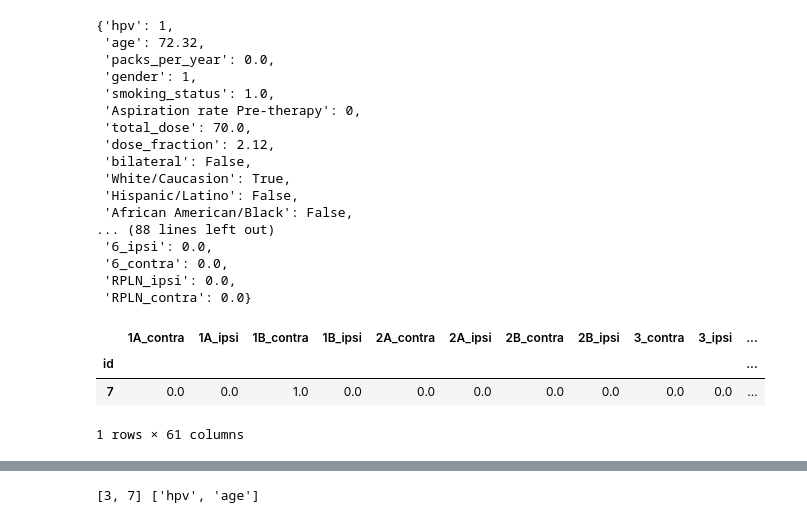
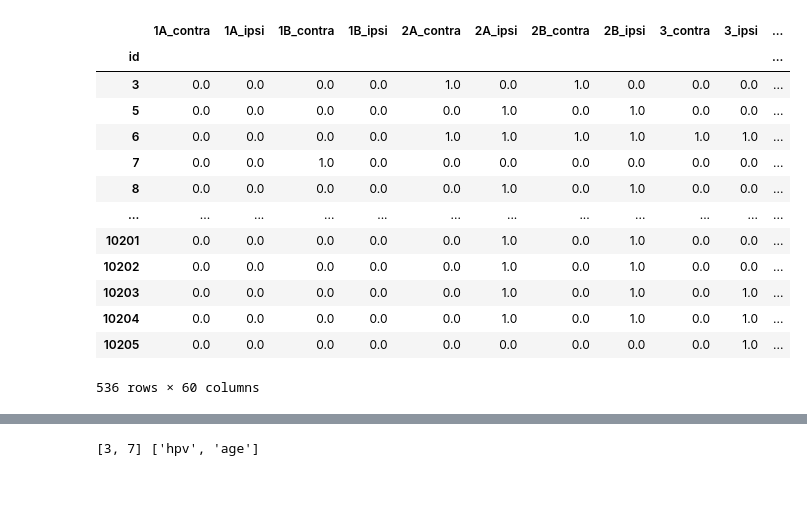
Before and after one commit to uic-evl/DigitalTwinVis, a Jupyter notebook: python/BackendTesting.ipynb, the cells around one changed output, grey strips where cells are left out. Saved outputs shown, nothing was run; the diff lists cells and outputs as text; code cells hidden in the pictures; blank space fills up the shorter version.

```diff
--- a/python/BackendTesting.ipynb
+++ b/python/BackendTesting.ipynb
@@ -75,25 +66,3 @@ data.processed_df
-# %%
-test_patient_id = 7
-test_patient = data.processed_df.loc[test_patient_id].to_dict()
-test_patient
-# %% [output]
-{'hpv': 1,
- 'age': 72.32,
- 'packs_per_year': 0.0,
- 'gender': 1,
- 'smoking_status': 1.0,
- 'Aspiration rate Pre-therapy': 0,
- 'total_dose': 70.0,
- 'dose_fraction': 2.12,
- 'bilateral': False,
- 'White/Caucasion': True,
- 'Hispanic/Latino': False,
- 'African American/Black': False,
-... (88 lines left out)
- '6_ipsi': 0.0,
- '6_contra': 0.0,
- 'RPLN_ipsi': 0.0,
- 'RPLN_contra': 0.0}
 # %%
 def df_to_torch(df,ttype  = torch.FloatTensor):
     values = df.values.astype(float)
@@ -104,36 +73,47 @@ def get_decision_input(dataset,state=0,ids=None):
     baseline = dataset.get_state('baseline')
     dlt1 = dataset.get_state('dlt1')
     dlt2 = dataset.get_state('dlt2')
     pd1 = dataset.get_state('pd_states1')
     pd2 = dataset.get_state('pd_states2')
     nd1 = dataset.get_state('nd_states1')
     nd2 = dataset.get_state('nd_states2')
     modifications = dataset.get_state('modifications')
     ccs = dataset.get_state('ccs')
     if state < 2:
         pd = pd1.copy()
         nd = nd1.copy()
         dlt2.values[:,:] = np.zeros(dlt2.shape)
         ccs.values[:,:] = np.zeros(ccs.shape)
         if state < 1:
             dlt1.values[:,:] = np.zeros(dlt1.shape)
             modifications.values[:,:] = np.zeros(modifications.shape)
             pd.values[:,:] = np.zeros(pd.shape)
             nd.values[:,:] = np.zeros(nd.shape)
     else:
         pd = pd2.copy()
         nd = nd2.copy()
 
     output = [baseline, dlt1, dlt2, pd, nd,ccs,modifications]
     if ids is not None:
         output = [o.loc[ids] for o in output]
     return output
-get_decision_input(data,ids=[test_patient_id])[0]
+test_patient_id=7
+get_decision_input(data)[0]
 # %% [output]
 |  | 1A_contra | 1A_ipsi | 1B_contra | 1B_ipsi | 2A_contra | 2A_ipsi | 2B_contra | 2B_ipsi | 3_contra | 3_ipsi | ... |
 | id |  |  |  |  |  |  |  |  |  |  | ... |
+| 3 | 0.0 | 0.0 | 0.0 | 0.0 | 1.0 | 0.0 | 1.0 | 0.0 | 0.0 | 0.0 | ... |
+| 5 | 0.0 | 0.0 | 0.0 | 0.0 | 0.0 | 1.0 | 0.0 | 1.0 | 0.0 | 0.0 | ... |
+| 6 | 0.0 | 0.0 | 0.0 | 0.0 | 1.0 | 1.0 | 1.0 | 1.0 | 1.0 | 1.0 | ... |
 | 7 | 0.0 | 0.0 | 1.0 | 0.0 | 0.0 | 0.0 | 0.0 | 0.0 | 0.0 | 0.0 | ... |
+| 8 | 0.0 | 0.0 | 0.0 | 0.0 | 0.0 | 1.0 | 0.0 | 1.0 | 0.0 | 0.0 | ... |
+| ... | ... | ... | ... | ... | ... | ... | ... | ... | ... | ... | ... |
+| 10201 | 0.0 | 0.0 | 0.0 | 0.0 | 0.0 | 1.0 | 0.0 | 1.0 | 0.0 | 0.0 | ... |
+| 10202 | 0.0 | 0.0 | 0.0 | 0.0 | 0.0 | 1.0 | 0.0 | 1.0 | 0.0 | 0.0 | ... |
+| 10203 | 0.0 | 0.0 | 0.0 | 0.0 | 0.0 | 1.0 | 0.0 | 1.0 | 0.0 | 1.0 | ... |
+| 10204 | 0.0 | 0.0 | 0.0 | 0.0 | 0.0 | 1.0 | 0.0 | 1.0 | 0.0 | 1.0 | ... |
+| 10205 | 0.0 | 0.0 | 0.0 | 0.0 | 0.0 | 0.0 | 0.0 | 0.0 | 0.0 | 1.0 | ... |
-1 rows × 61 columns
+536 rows × 60 columns
 # %%
 def get_inputkey_order(dataset,state=0):
     return [list(f.columns) for f in get_decision_input(dataset,state=state)]
```
Also changed, not shown: parts of 33 cells of this notebook, 9 other files.
